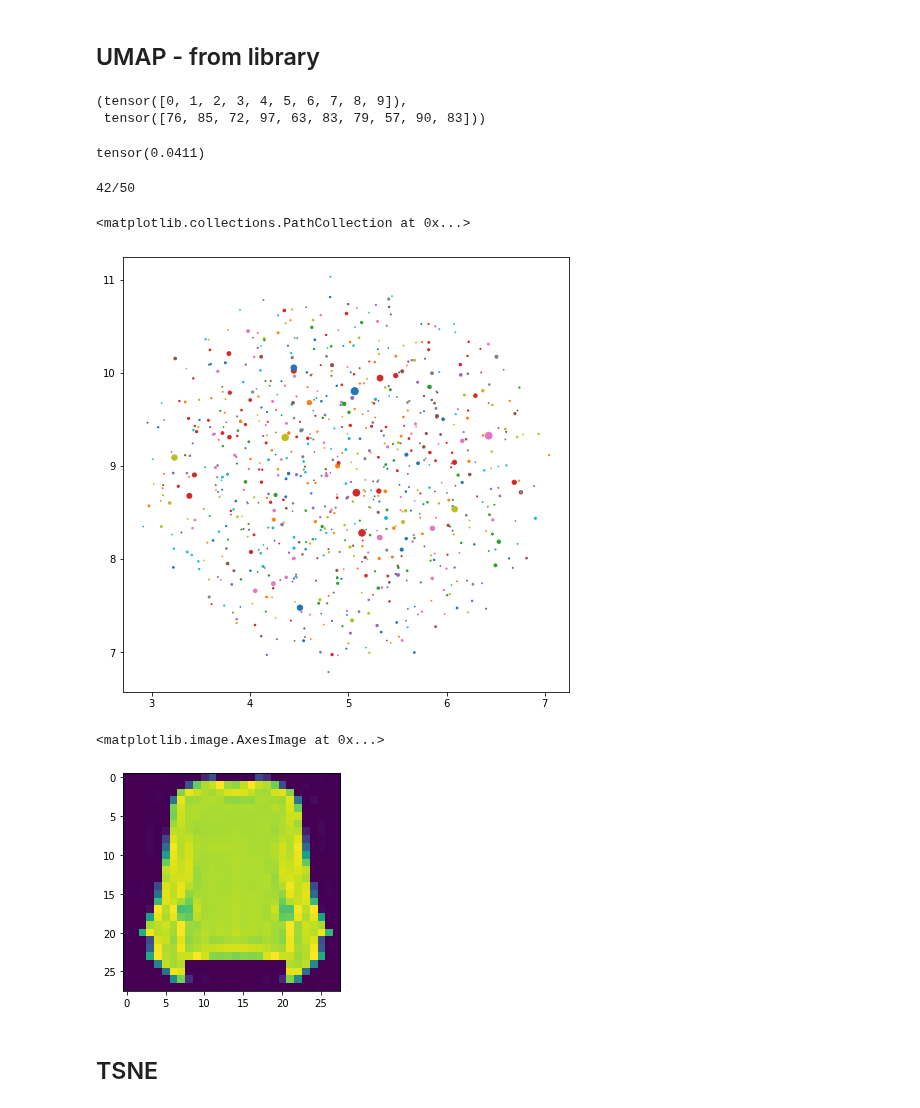
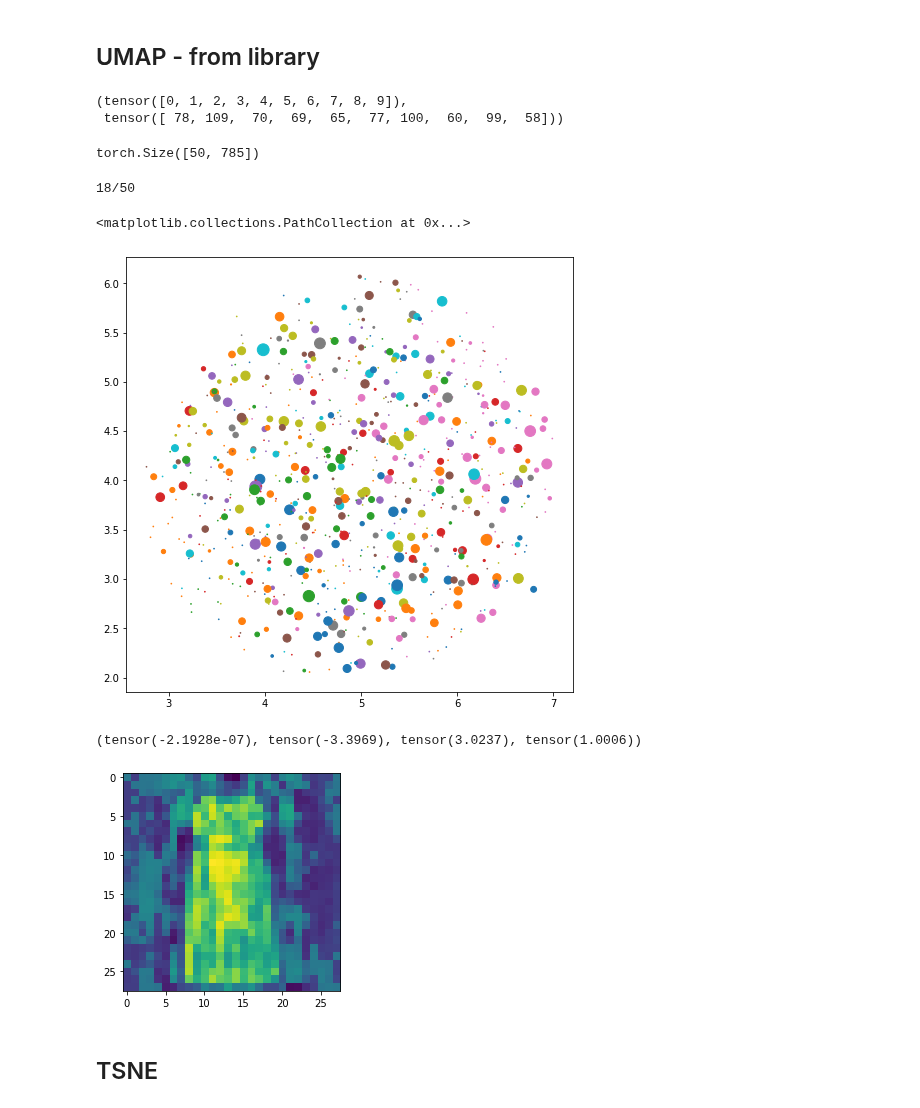
Before and after one commit to tsumansapkota/Experimentals, a Jupyter notebook: NN_Func_Approx/Spatial_Neurons/03.0_DistanceTransform_only_NN_v0.ipynb, the cells around one changed output. Saved outputs shown, nothing was run; the diff lists cells and outputs as text; code cells hidden in the pictures.

```diff
--- a/NN_Func_Approx/Spatial_Neurons/03.0_DistanceTransform_only_NN_v0.ipynb
+++ b/NN_Func_Approx/Spatial_Neurons/03.0_DistanceTransform_only_NN_v0.ipynb
@@ -214,16 +204,17 @@ tensor([[0.0000e+00, 4.1089e+01, 4.0059e+01,  ..., 3.9491e+01, 4.0451e+01,
 # %%
 model = nn.Sequential(
                 DistanceTransform(784, 785),
-                nn.BatchNorm1d(785),
+#                 nn.BatchNorm1d(785),
                 nn.LeakyReLU(),
                 DistanceTransform(785, 200),
-                nn.BatchNorm1d(200),
+#                 nn.BatchNorm1d(200),
                 nn.LeakyReLU(),
                 DistanceTransform(200, 50),
-                nn.BatchNorm1d(50),
+#                 nn.BatchNorm1d(50),
                 nn.LeakyReLU(),
                 DistanceTransform(50, 10),
-                nn.BatchNorm1d(10)
+                nn.BatchNorm1d(10),
+#                 nn.Linear(10, 10),
             )
 model.to(device)
 # %% [output]
@@ -254,6 +267,6 @@ torch.unique(output_cent, return_counts=True)
 # %%
 optimizer = optim.Adam(list(model.parameters()),
-                            lr=0.0003, weight_decay=1e-15)
+                            lr=0.001)
 criterion = nn.CrossEntropyLoss()
 # %%
 index = 0
@@ -376,7 +395,7 @@ tensor([1.], requires_grad=True)
 # %%
 import umap
 # %%
-embed = umap.UMAP(n_neighbors=784, n_components=2, min_dist=0.1, spread=1)
+embed = umap.UMAP(n_neighbors=784, n_components=2, min_dist=0.1, spread=1, metric="euclidean")
 # embed = umap.UMAP(n_neighbors=784, n_components=2, min_dist=0.1, spread=1,
 # #                   target_metric='euclidean',
 #                   target_metric='categorical',
@@ -384,12 +403,15 @@ embed = umap.UMAP(n_neighbors=784, n_components=2, min_dist=0.1, spread=1)
 #                  )
 # %%
 center_lbl = model(model[0].centers.data)
-output_cent = torch.softmax(center_lbl, dim=1).argmax(dim=1).data.cpu()
+# center_lbl = model(model[0].weight.data)
+# output_cent = torch.softmax(center_lbl, dim=1).argmax(dim=1).data.cpu()
+output_cent = center_lbl.argmax(dim=1).data.cpu()
+
 # output_cent = center_lbl.data.cpu().numpy()
 
 torch.unique(output_cent, return_counts=True)
 # %% [output]
 (tensor([0, 1, 2, 3, 4, 5, 6, 7, 8, 9]),
- tensor([76, 85, 72, 97, 63, 83, 79, 57, 90, 83]))
+ tensor([ 78, 109,  70,  69,  65,  77, 100,  60,  99,  58]))
 # %%
 centers = model[0].centers.data.cpu().numpy()
@@ -396,22 +419,28 @@ centers = model[0].centers.data.cpu().numpy()
 
 embedding = embed.fit_transform(centers)
 # embedding = embed.fit_transform(centers, output_cent)
+# %%
+dists.shape
+# %% [output]
+torch.Size([50, 785])
 # %%
 i = 0
-# %%
-activ.max()
-# %% [output]
-tensor(0.0411)
 # %%
 activ = dists.data.cpu()[i]
-activ = activ - activ.min()
-activ = torch.exp(-activ)
+# activ = activ - activ.min()
+# activ = torch.exp(activ)
 
 i += 1
 print(f"{i}/{len(dists)}")
 plt.figure(figsize=(8,8))
 plt.scatter(embedding[:,0], embedding[:, 1], c=output_cent, s=np.maximum(activ*50, 0.5), cmap="tab10")
+# plt.scatter(embedding[:,0], embedding[:, 1], c=output_cent, s=activ, cmap="tab10")
 # %% [output]
-42/50
+18/50
 <matplotlib.collections.PathCollection at 0x...>
-[figure, old version]
+[figure, new version]
+# %%
+aa = dists.data.cpu()[i]
+aa.mean(), aa.min(), aa.max(), aa.std()
+# %% [output]
+(tensor(-2.1928e-07), tensor(-3.3969), tensor(3.0237), tensor(1.0006))
@@ -418,8 +449,9 @@ plt.scatter(embedding[:,0], embedding[:, 1], c=output_cent, s=np.maximum(activ*5
 # %%
-plt.imshow(xx.cpu()[i].reshape(28,28))
+# plt.imshow(xx.cpu()[j].reshape(28,28))
+plt.imshow(centers[j].reshape(28,28))
+j += 1
 # %% [output]
-<matplotlib.image.AxesImage at 0x...>
-[figure, old version]
+[figure, new version]
 # %% [markdown]
 ## TSNE
 # %%
```
Also changed, not shown: parts of 30 cells of this notebook, 5 other files.
